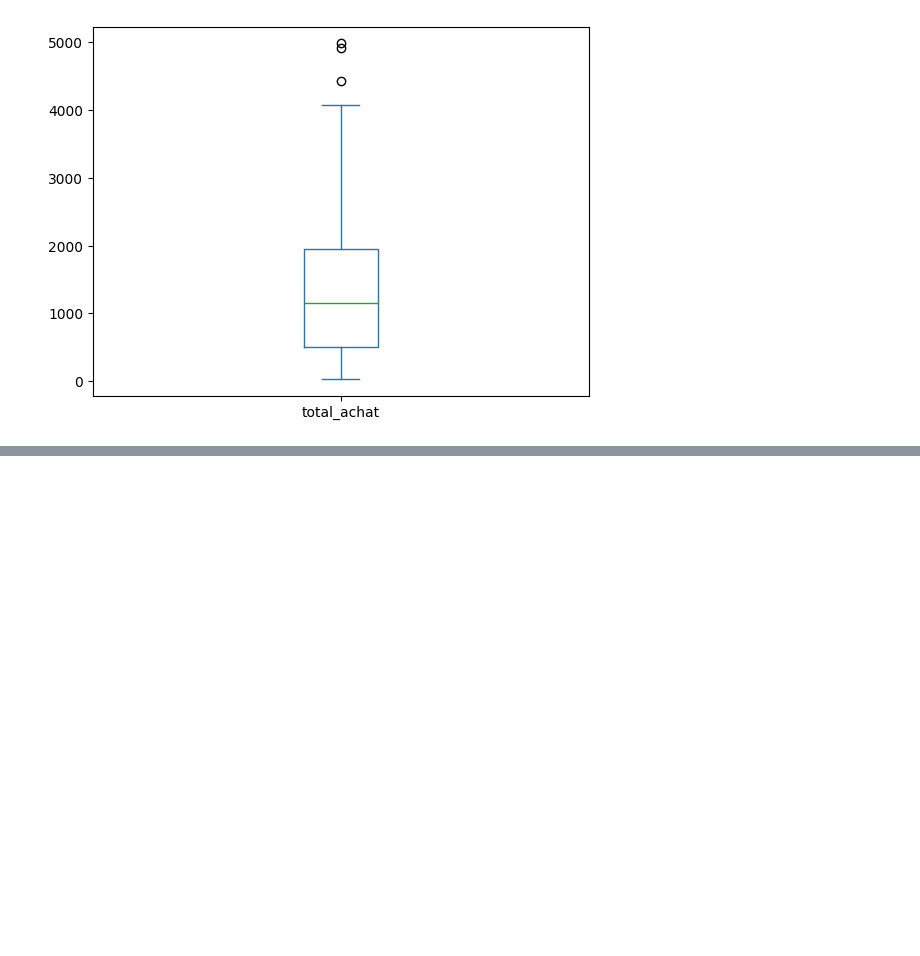
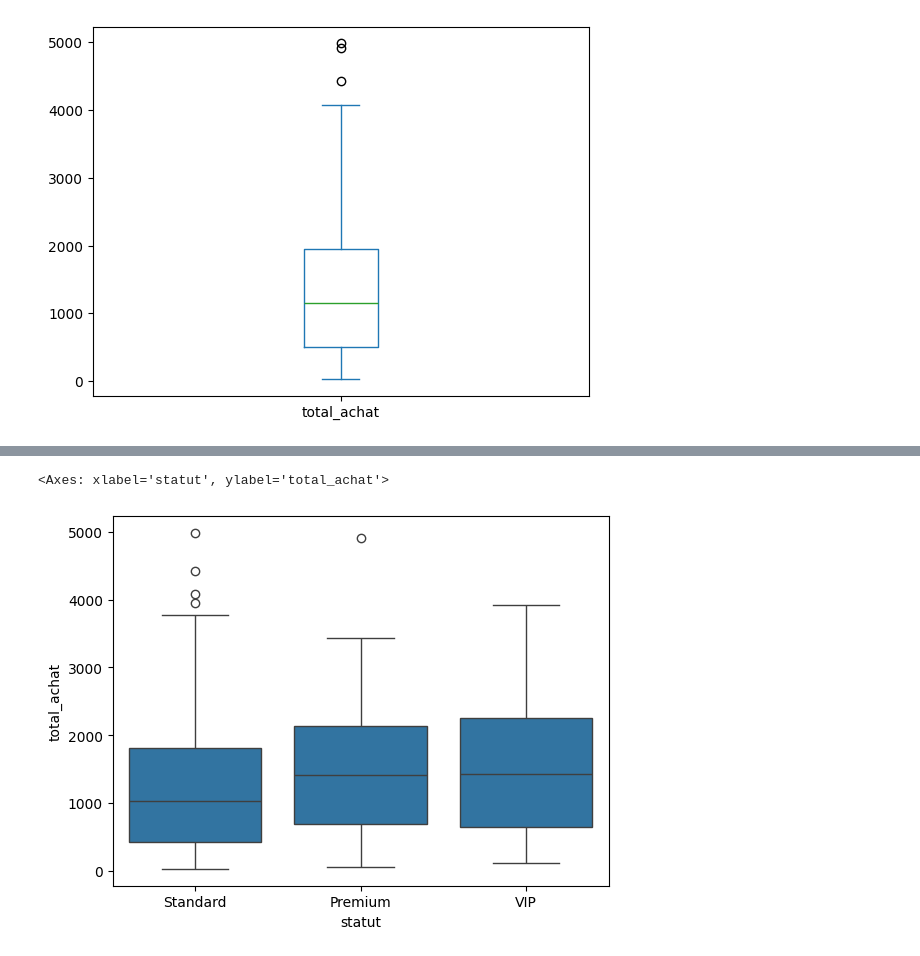
Before and after one commit to H3-8/pandas, a Jupyter notebook: notebook.ipynb, the cells around one changed output, grey strips where cells are left out. Saved outputs shown, nothing was run; the diff lists cells and outputs as text; code cells hidden in the pictures; blank space fills up the shorter version.

```diff
--- a/notebook.ipynb
+++ b/notebook.ipynb
@@ -957,0 +960,5 @@ import matplotlib.pyplot as plt
+# %%
+sns.boxplot(data=df, x='statut', y='total_achat')
+# %% [output]
+<Axes: xlabel='statut', ylabel='total_achat'>
+[figure, added]
```
Also changed, not shown: parts of 3 cells of this notebook.
